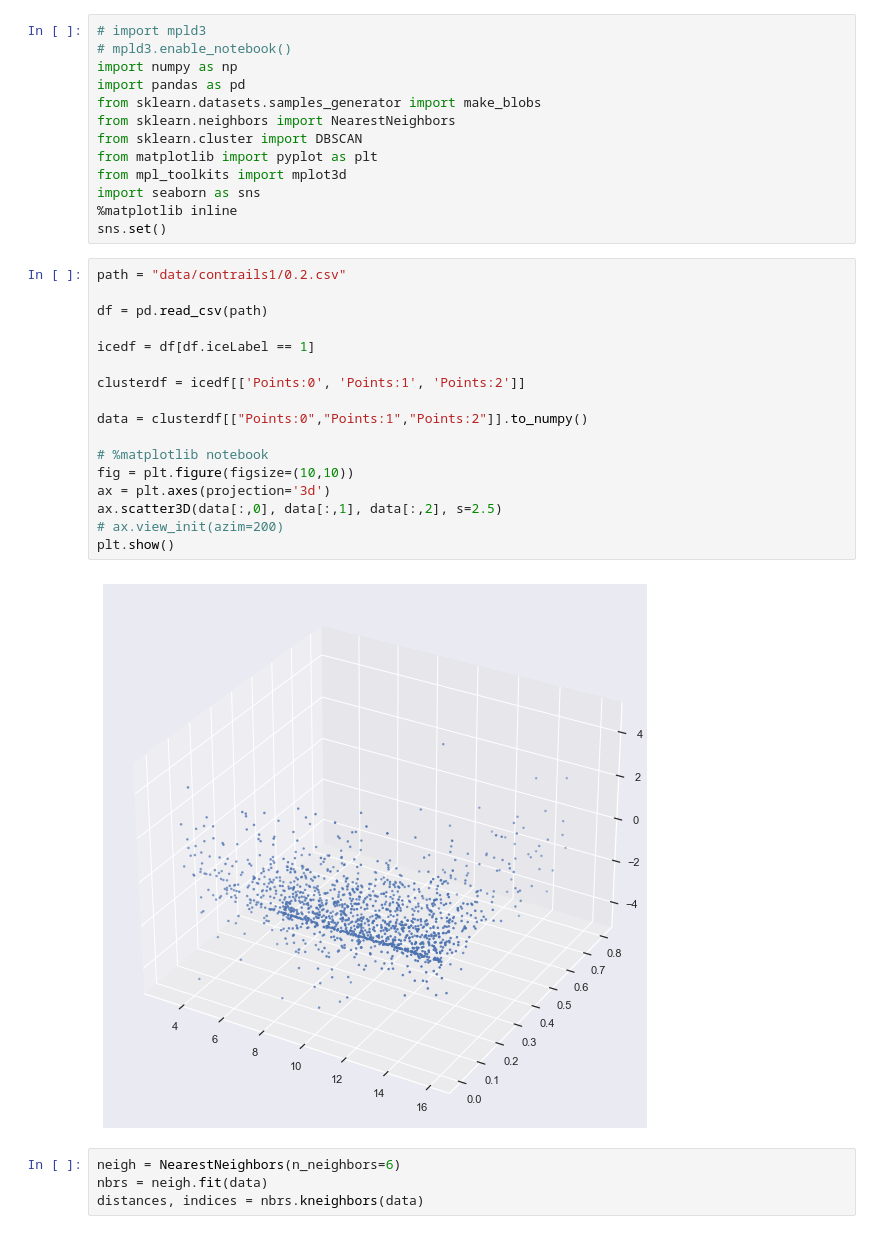
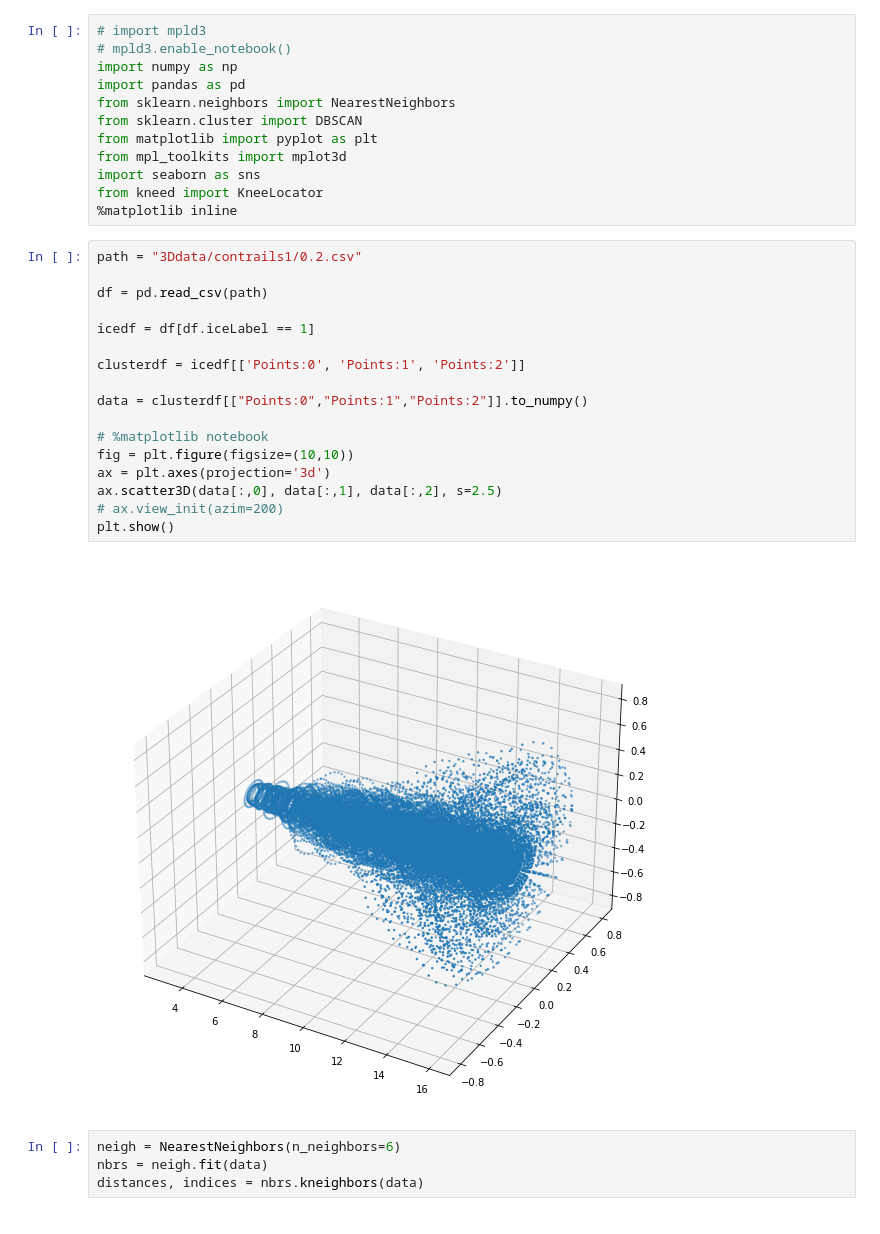
Before and after one commit to nafiul-nipu/Contrails-Python, a Jupyter notebook: contrails evolution detection/DBSCAN_contrails.ipynb, the cells around one changed output. Saved outputs shown, nothing was run; the diff lists cells and outputs as text.

```diff
--- a/contrails evolution detection/DBSCAN_contrails.ipynb
+++ b/contrails evolution detection/DBSCAN_contrails.ipynb
@@ -3,33 +3,32 @@
 # mpld3.enable_notebook()
 import numpy as np
 import pandas as pd
-from sklearn.datasets.samples_generator import make_blobs
 from sklearn.neighbors import NearestNeighbors
 from sklearn.cluster import DBSCAN
 from matplotlib import pyplot as plt
 from mpl_toolkits import mplot3d
 import seaborn as sns
+from kneed import KneeLocator
 %matplotlib inline
-sns.set()
 # %%
-path = "data/contrails1/0.2.csv"
+path = "3Ddata/contrails1/0.2.csv"
 
 df = pd.read_csv(path)
 
 icedf = df[df.iceLabel == 1]
 
 clusterdf = icedf[['Points:0', 'Points:1', 'Points:2']]
 
 data = clusterdf[["Points:0","Points:1","Points:2"]].to_numpy()
 
 # %matplotlib notebook
 fig = plt.figure(figsize=(10,10))
 ax = plt.axes(projection='3d')
 ax.scatter3D(data[:,0], data[:,1], data[:,2], s=2.5)
 # ax.view_init(azim=200)
 plt.show()
 # %% [output]
-[figure, old version]
+[figure, new version]
 # %%
 neigh = NearestNeighbors(n_neighbors=6)
 nbrs = neigh.fit(data)
```
Also changed, not shown: parts of 5 cells of this notebook, 15 other files.
